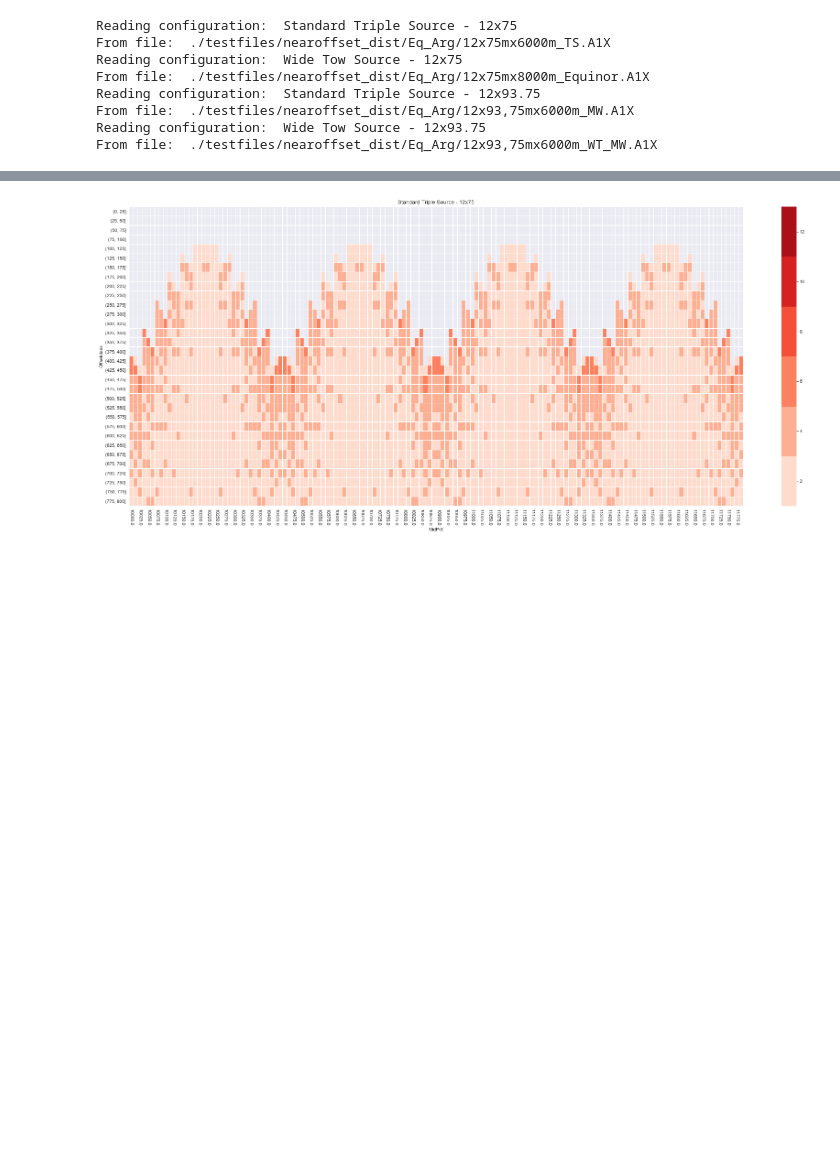
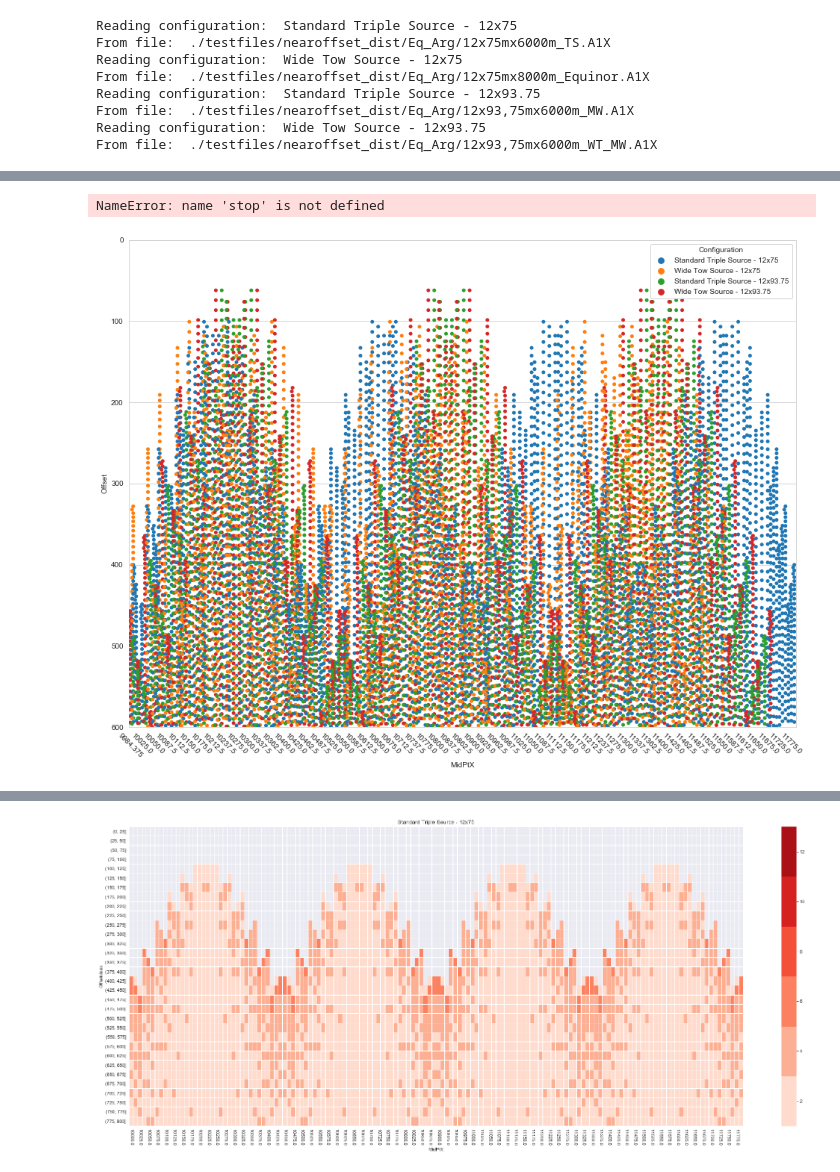
Before and after one commit to MagnsW/geotools, a Jupyter notebook: Test_offset_dist-eq_arg.ipynb, the cells around one changed output, grey strips where cells are left out. Drawn from its saved outputs; the diff is of its cells as text; code cells hidden in the pictures; blank space fills up the shorter version.

Commit message:
near offset distribution more progress. Waterspeed sort implemented

```diff
--- a/Test_offset_dist-eq_arg.ipynb
+++ b/Test_offset_dist-eq_arg.ipynb
@@ -28,5 +80,11 @@ From file:  ./testfiles/nearoffset_dist/Eq_Arg/12x93,75mx6000m_WT_MW.A1X
+# %%
+stop
+# %% [output]
+NameError: name 'stop' is not defined
 # %%
-#my_offset_data.plot_swarm(offsetlim=600, xtickinc=4)
+my_offset_data.plot_swarm(offsetlim=600, xtickinc=4)
+# %% [output]
+[figure, added]
 # %%
 my_offset_data.offset_limit(upper=800)
 # %%
```
Also changed, not shown: parts of 24 cells of this notebook, 3 other files.
